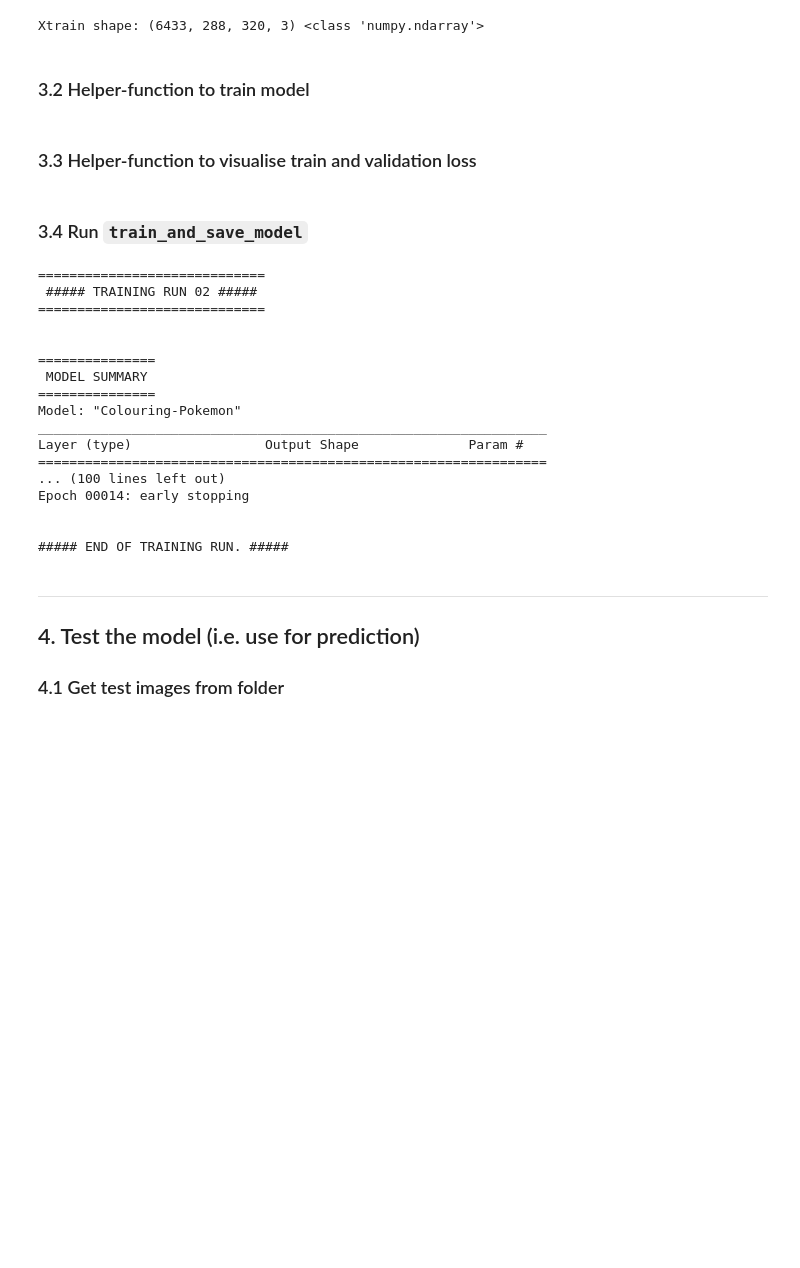
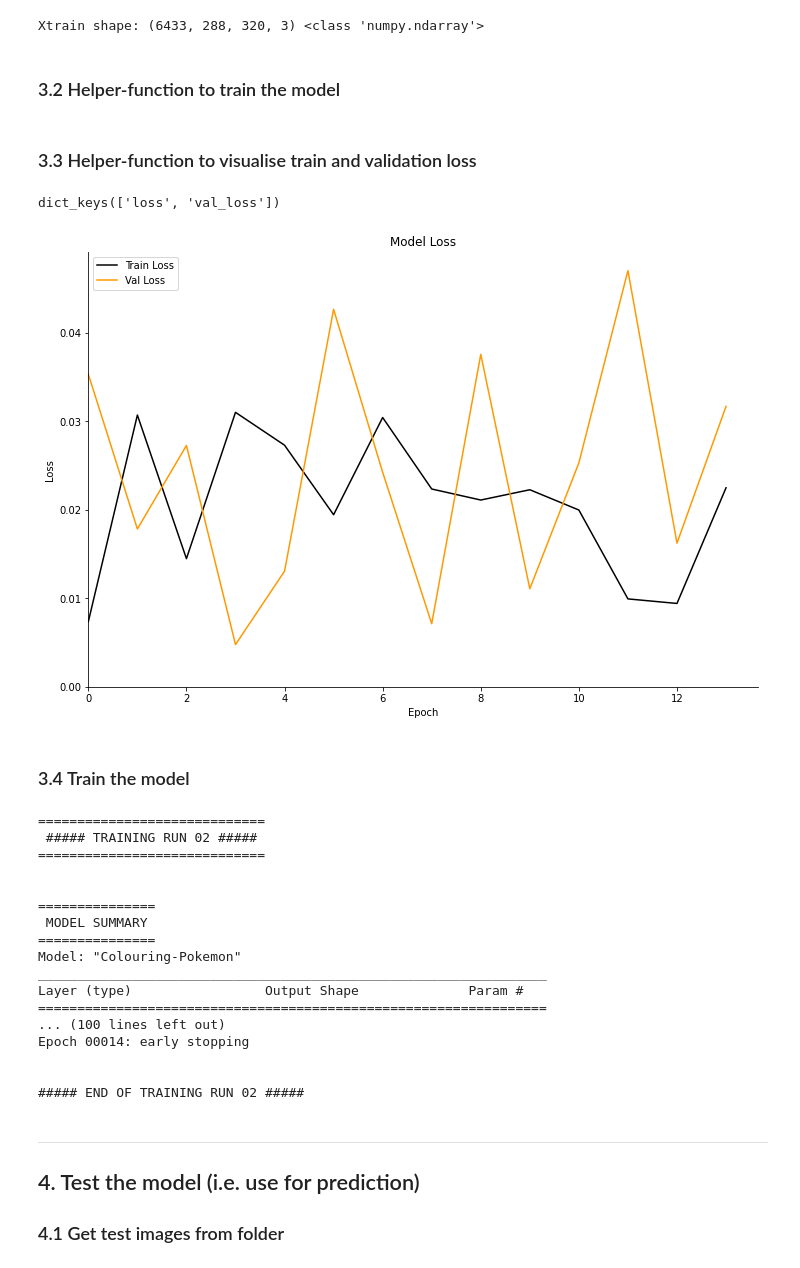
Before and after one commit to CleonWong/Colouring-Pokemon, a Jupyter notebook: Model_V0.ipynb, the cells around one changed output. Cells and saved outputs as stored; diff of their text form; code cells hidden in the pictures; blank space fills up the shorter version.

Commit message:
Added helper-function plot_TrainValLoss

```diff
--- a/Model_V0.ipynb
+++ b/Model_V0.ipynb
@@ -171,7 +169,7 @@ print("Xtrain shape:", Xtrain.shape, type(Xtrain))
 # %% [output]
 Xtrain shape: (6433, 288, 320, 3) <class 'numpy.ndarray'>
 # %% [markdown]
-### 3.2 Helper-function to train model
+### 3.2 Helper-function to train the model
 # %%
 def train_and_save_model(training_run, Xtrain, model, validation_split, batch_size, epochs, steps_per_epoch, validation_steps, checkpoint_filepath):
 
@@ -241,17 +241,52 @@ def train_and_save_model(training_run, Xtrain, model, validation_split, batch_si
 # %% [markdown]
 ### 3.3 Helper-function to visualise train and validation loss
+# %%
+def plot_TrainValLoss(model_info):
+
+    print(model_info.history.keys())
+
+    fig, ax = plt.subplots(figsize=(12, 8))
+
+    # Plot train and validation loss
+    ax.plot(model_info.history["loss"], color = "k", linestyle = "-", label = "Train Loss")
+    ax.plot(model_info.history["val_loss"], color = "#FF9900", linestyle = "-", label = "Val Loss")
+
+    # Set title
+    ax.set_title("Model Loss")
+    ax.set_xlabel("Epoch")
+    ax.set_ylabel("Loss")
+
+    # Hide the right and top spines
+    ax.spines["right"].set_visible(False)
+    ax.spines["top"].set_visible(False)
+
+    # Only show ticks on the left and bottom spines
+    ax.yaxis.set_ticks_position("left")
+    ax.xaxis.set_ticks_position("bottom")
+
+    # Axis stuffs
+    ax.set_ylim(bottom = 0)
+    ax.set_xlim(xmin = 0)
+
+    # Set legend
+    ax.legend(loc = "upper left")
+# %%
+plot_TrainValLoss(model_info)
+# %% [output]
+dict_keys(['loss', 'val_loss'])
+[figure, added]
 # %% [markdown]
-### 3.4 Run `train_and_save_model`
+### 3.4 Train the model
 # %%
-train_and_save_model(training_run = "02",
-                     Xtrain = Xtrain,
-                     model = model,
-                     validation_split = 0.1,
-                     batch_size = 10,
-                     epochs = 50,
-                     steps_per_epoch = 1,
-                     validation_steps = 1,
-                     checkpoint_filepath = "SavedCheckpoints/trainingrun02/model.{epoch:02d}-{val_loss:.6f}.hdf5")
+model_info = train_and_save_model(training_run = "02",
+                                  Xtrain = Xtrain,
+                                  model = model,
+                                  validation_split = 0.1,
+                                  batch_size = 10,
+                                  epochs = 50,
+                                  steps_per_epoch = 1,
+                                  validation_steps = 1,
+                                  checkpoint_filepath = "SavedCheckpoints/trainingrun02/model.{epoch:02d}-{val_loss:.6f}.hdf5")
 # %% [output]
 =============================
  ##### TRAINING RUN 02 #####
@@ -269,4 +304,4 @@ Layer (type)                 Output Shape              Param #
 Epoch 00014: early stopping
 
 
-##### END OF TRAINING RUN. #####
+##### END OF TRAINING RUN 02 #####
```
Also changed, not shown: parts of 5 cells of this notebook.
